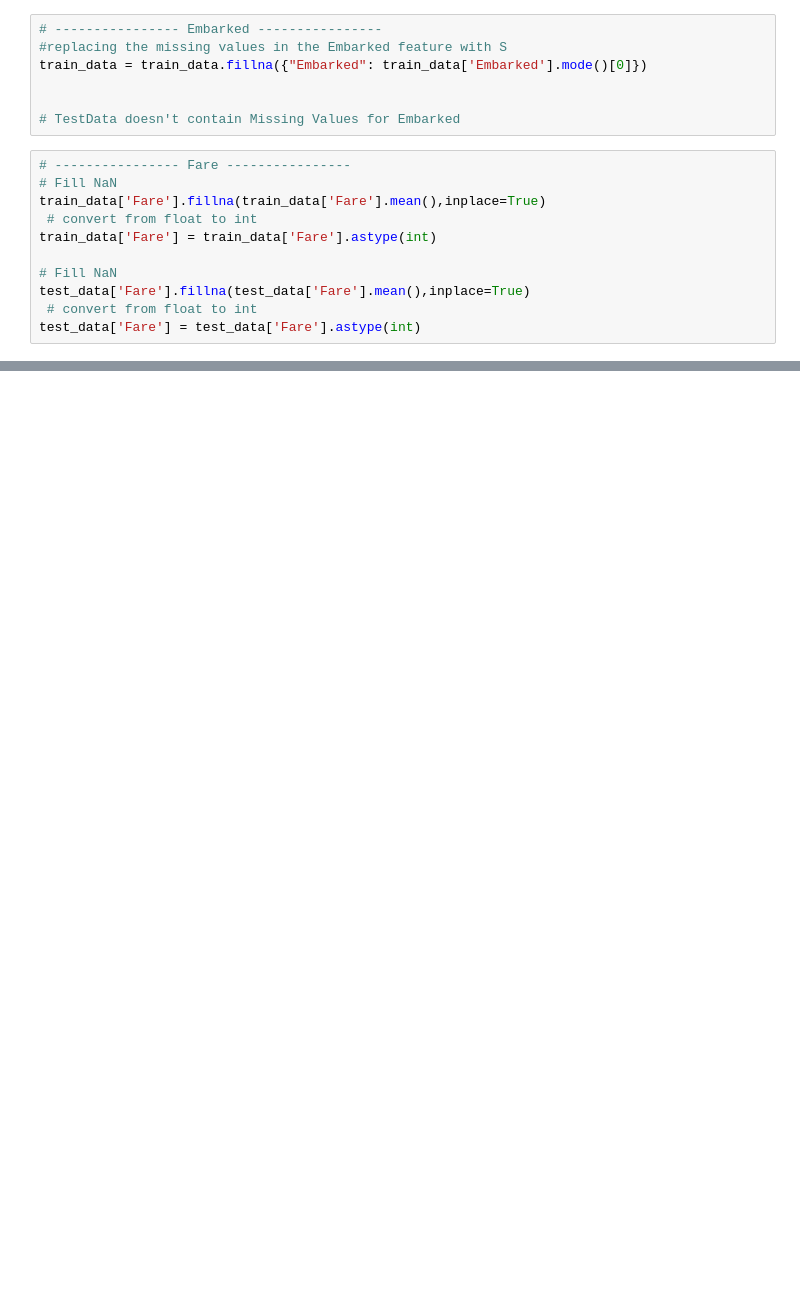
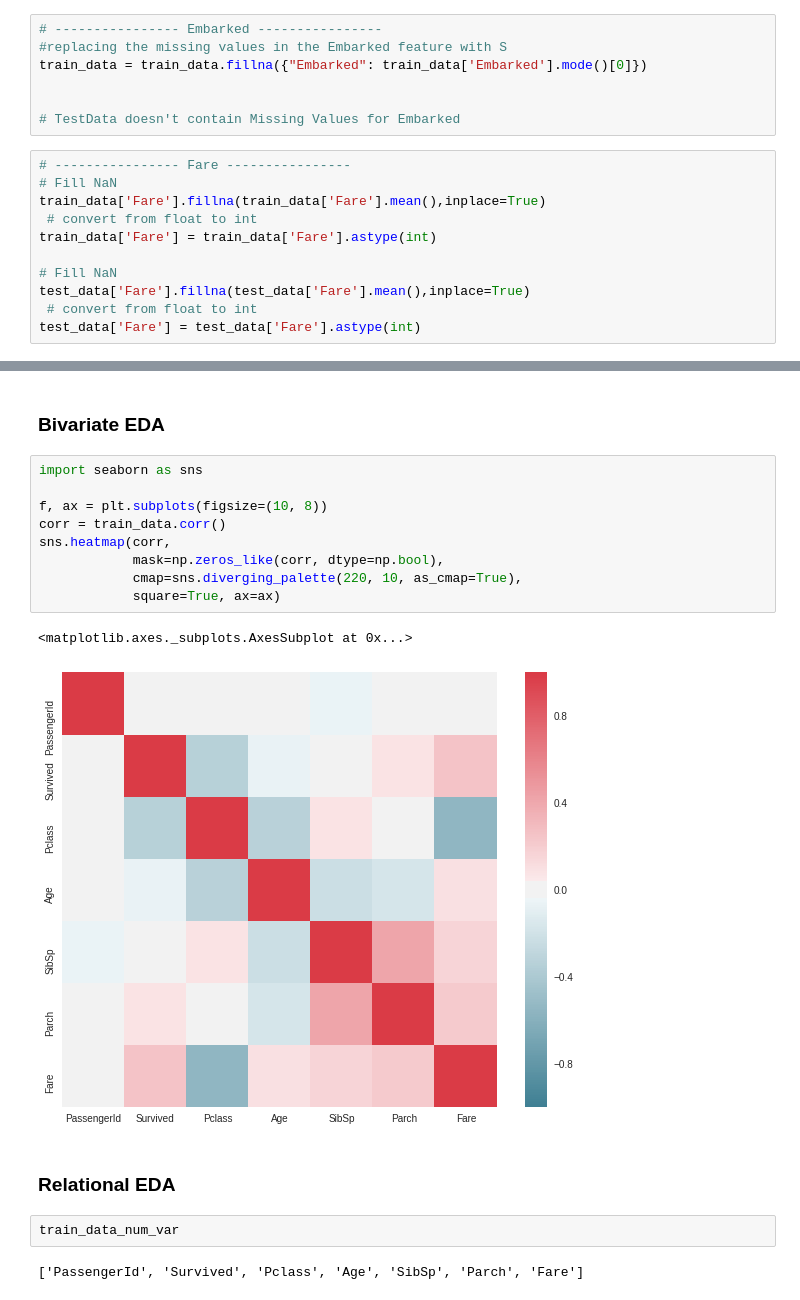
Before and after one commit to afarane/kaggle, a Jupyter notebook: kaggle_titanic.ipynb, the cells around one changed output, grey strips where cells are left out. Drawn from its saved outputs; the diff is of its cells as text; blank space fills up the shorter version.

```diff
--- a/kaggle_titanic.ipynb
+++ b/kaggle_titanic.ipynb
@@ -179,0 +274,20 @@ memory usage: 62.7+ KB
+# %% [markdown]
+### Bivariate EDA
+# %%
+import seaborn as sns
+
+f, ax = plt.subplots(figsize=(10, 8))
+corr = train_data.corr()
+sns.heatmap(corr,
+            mask=np.zeros_like(corr, dtype=np.bool),
+            cmap=sns.diverging_palette(220, 10, as_cmap=True),
+            square=True, ax=ax)
+# %% [output]
+<matplotlib.axes._subplots.AxesSubplot at 0x...>
+[figure, added]
+# %% [markdown]
+### Relational EDA
+# %%
+train_data_num_var
+# %% [output]
+['PassengerId', 'Survived', 'Pclass', 'Age', 'SibSp', 'Parch', 'Fare']
```
Also changed, not shown: parts of 68 cells of this notebook.
